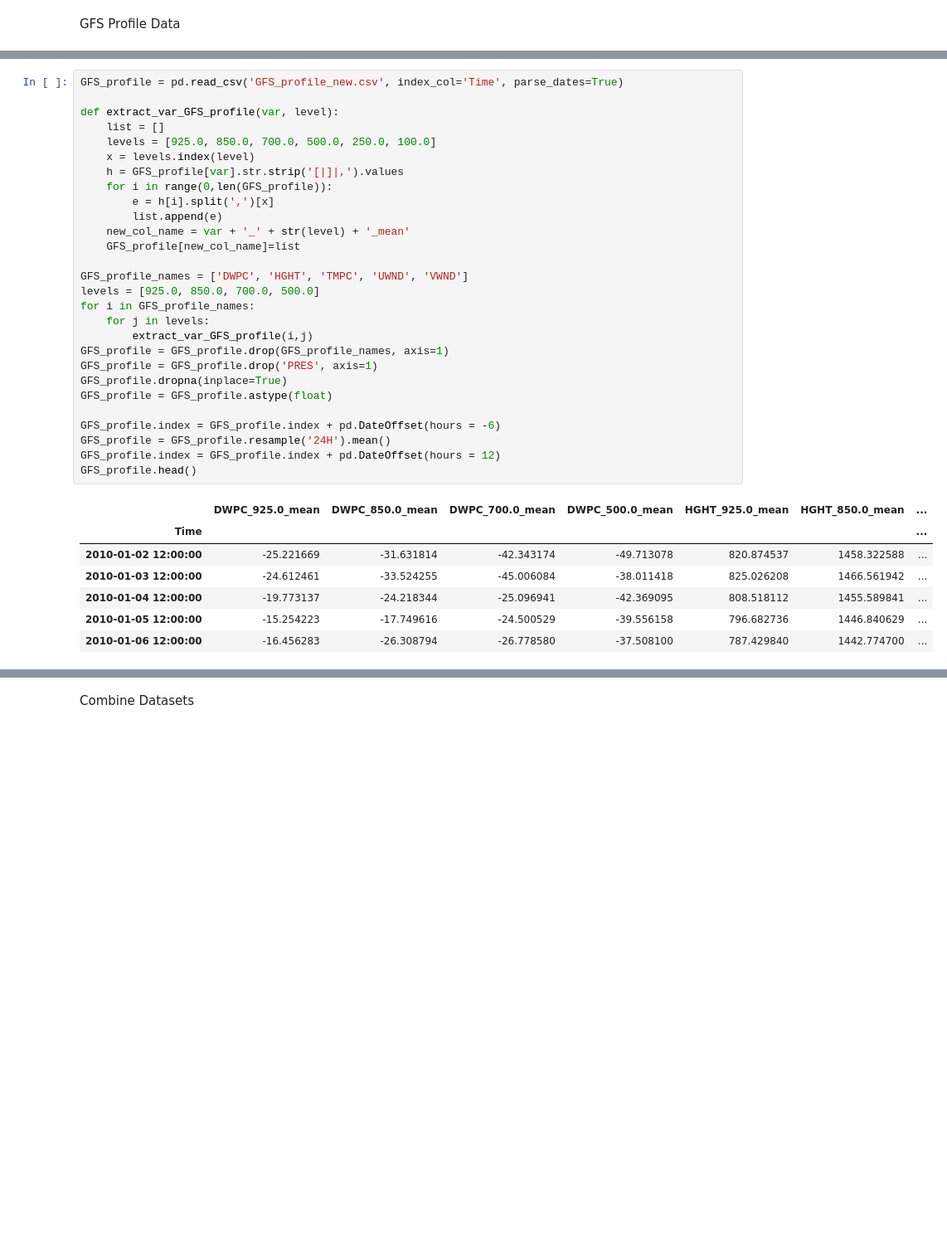
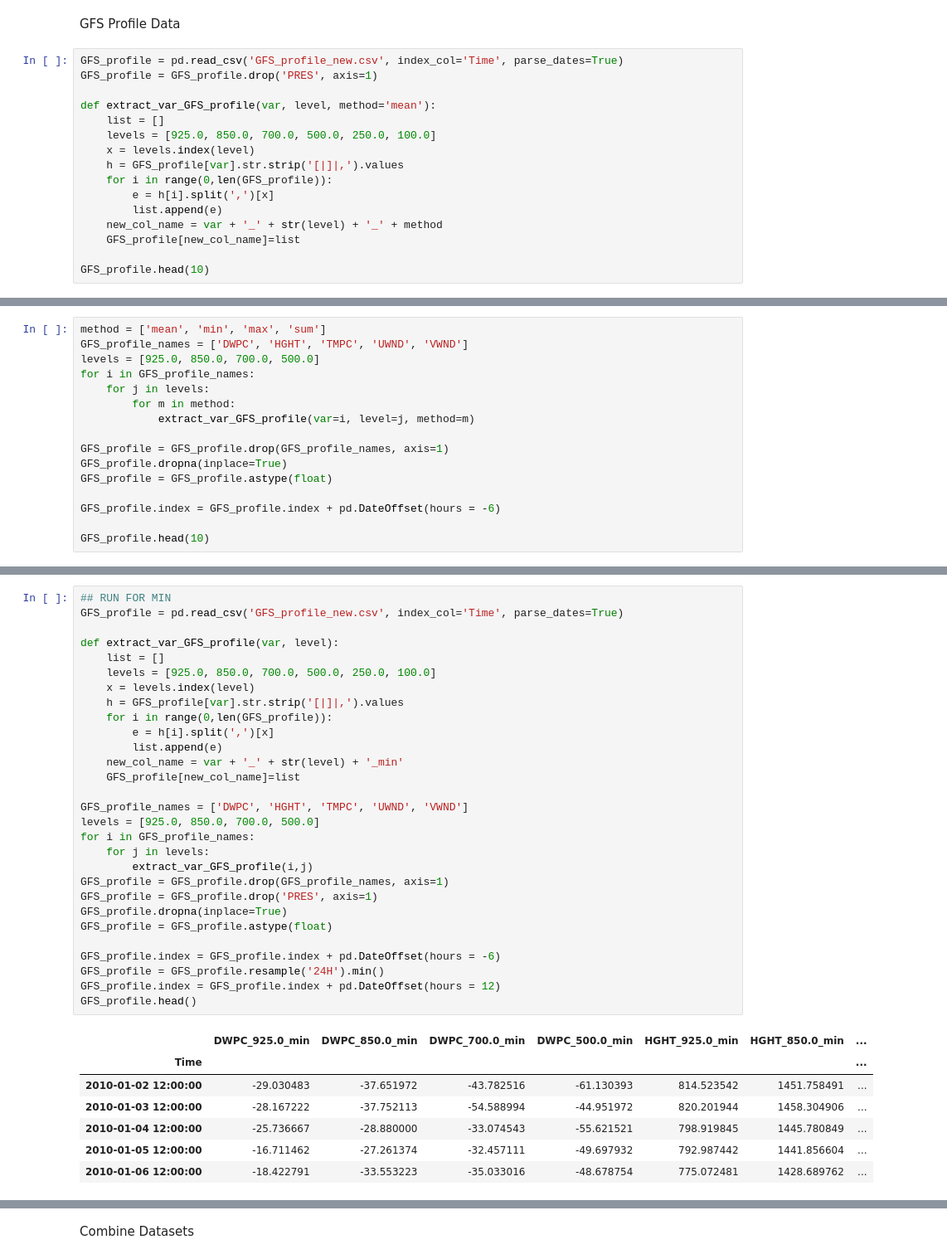
Before and after one commit to dfu2020/ATMS-597-SP-2020-Project-4, a Jupyter notebook: Project4_Joyce_v2_1.ipynb, the cells around one changed output, grey strips where cells are left out. Shown: that part at 83% size. Drawn from its saved outputs; the diff is of its cells as text; blank space fills up the shorter version.

```diff
--- a/Project4_Joyce_v2_1.ipynb
+++ b/Project4_Joyce_v2_1.ipynb
@@ -82,3 +82,19 @@ GFS_surface.head(10)
 | 2010-01-11 12:00:00 | -4.06 | 100.0 | 100.0 | 100.0 | 0.32 | 999.4 | -2.86 | 5.8 | 5.0 | ... |
 # %% [markdown]
 GFS Profile Data
+# %%
+GFS_profile = pd.read_csv('GFS_profile_new.csv', index_col='Time', parse_dates=True)
+GFS_profile = GFS_profile.drop('PRES', axis=1)
+
+def extract_var_GFS_profile(var, level, method='mean'):
+    list = []
+    levels = [925.0, 850.0, 700.0, 500.0, 250.0, 100.0]
+    x = levels.index(level)
+    h = GFS_profile[var].str.strip('[|]|,').values
+    for i in range(0,len(GFS_profile)):
+        e = h[i].split(',')[x]
+        list.append(e)
+    new_col_name = var + '_' + str(level) + '_' + method
+    GFS_profile[new_col_name]=list
+
+GFS_profile.head(10)
@@ -84,0 +114,16 @@ GFS Profile Data
+# %%
+method = ['mean', 'min', 'max', 'sum']
+GFS_profile_names = ['DWPC', 'HGHT', 'TMPC', 'UWND', 'VWND']
+levels = [925.0, 850.0, 700.0, 500.0]
+for i in GFS_profile_names:
+    for j in levels:
+        for m in method:
+            extract_var_GFS_profile(var=i, level=j, method=m)
+
+GFS_profile = GFS_profile.drop(GFS_profile_names, axis=1)
+GFS_profile.dropna(inplace=True)
+GFS_profile = GFS_profile.astype(float)
+
+GFS_profile.index = GFS_profile.index + pd.DateOffset(hours = -6)
+
+GFS_profile.head(10)
@@ -85,37 +168,38 @@ GFS Profile Data
 # %%
+## RUN FOR MIN
 GFS_profile = pd.read_csv('GFS_profile_new.csv', index_col='Time', parse_dates=True)
 
 def extract_var_GFS_profile(var, level):
     list = []
     levels = [925.0, 850.0, 700.0, 500.0, 250.0, 100.0]
     x = levels.index(level)
     h = GFS_profile[var].str.strip('[|]|,').values
     for i in range(0,len(GFS_profile)):
         e = h[i].split(',')[x]
         list.append(e)
-    new_col_name = var + '_' + str(level) + '_mean'
+    new_col_name = var + '_' + str(level) + '_min'
     GFS_profile[new_col_name]=list
 
 GFS_profile_names = ['DWPC', 'HGHT', 'TMPC', 'UWND', 'VWND']
 levels = [925.0, 850.0, 700.0, 500.0]
 for i in GFS_profile_names:
     for j in levels:
         extract_var_GFS_profile(i,j)
 GFS_profile = GFS_profile.drop(GFS_profile_names, axis=1)
 GFS_profile = GFS_profile.drop('PRES', axis=1)
 GFS_profile.dropna(inplace=True)
 GFS_profile = GFS_profile.astype(float)
 
 GFS_profile.index = GFS_profile.index + pd.DateOffset(hours = -6)
-GFS_profile = GFS_profile.resample('24H').mean()
+GFS_profile = GFS_profile.resample('24H').min()
 GFS_profile.index = GFS_profile.index + pd.DateOffset(hours = 12)
 GFS_profile.head()
 # %% [output]
-|  | DWPC_925.0_mean | DWPC_850.0_mean | DWPC_700.0_mean | DWPC_500.0_mean | HGHT_925.0_mean | HGHT_850.0_mean | ... |
+|  | DWPC_925.0_min | DWPC_850.0_min | DWPC_700.0_min | DWPC_500.0_min | HGHT_925.0_min | HGHT_850.0_min | ... |
 | Time |  |  |  |  |  |  | ... |
-| 2010-01-02 12:00:00 | -25.221669 | -31.631814 | -42.343174 | -49.713078 | 820.874537 | 1458.322588 | ... |
-| 2010-01-03 12:00:00 | -24.612461 | -33.524255 | -45.006084 | -38.011418 | 825.026208 | 1466.561942 | ... |
-| 2010-01-04 12:00:00 | -19.773137 | -24.218344 | -25.096941 | -42.369095 | 808.518112 | 1455.589841 | ... |
-| 2010-01-05 12:00:00 | -15.254223 | -17.749616 | -24.500529 | -39.556158 | 796.682736 | 1446.840629 | ... |
-| 2010-01-06 12:00:00 | -16.456283 | -26.308794 | -26.778580 | -37.508100 | 787.429840 | 1442.774700 | ... |
+| 2010-01-02 12:00:00 | -29.030483 | -37.651972 | -43.782516 | -61.130393 | 814.523542 | 1451.758491 | ... |
+| 2010-01-03 12:00:00 | -28.167222 | -37.752113 | -54.588994 | -44.951972 | 820.201944 | 1458.304906 | ... |
+| 2010-01-04 12:00:00 | -25.736667 | -28.880000 | -33.074543 | -55.621521 | 798.919845 | 1445.780849 | ... |
+| 2010-01-05 12:00:00 | -16.711462 | -27.261374 | -32.457111 | -49.697932 | 792.987442 | 1441.856604 | ... |
+| 2010-01-06 12:00:00 | -18.422791 | -33.553223 | -35.033016 | -48.678754 | 775.072481 | 1428.689762 | ... |
 # %%
```
Also changed, not shown: parts of 25 cells of this notebook.
